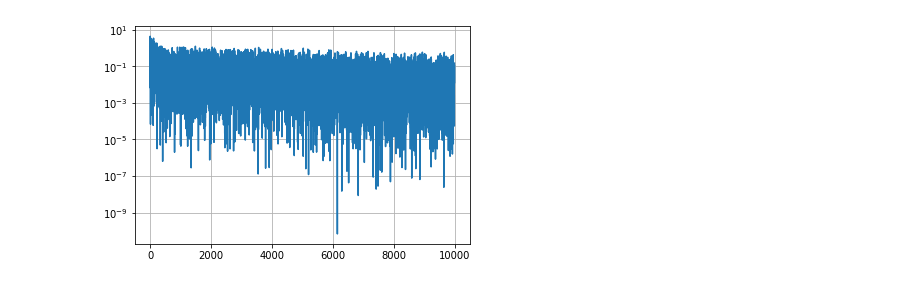
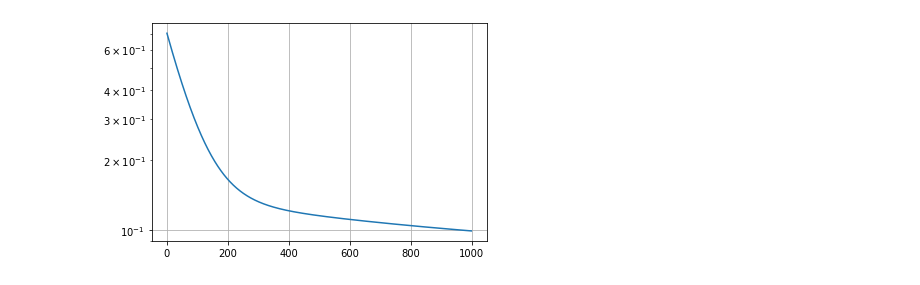
Before and after one commit to jignaciocastro8/PINNs, a Jupyter notebook: LearningTest.ipynb, the cells around one changed output. Saved outputs shown, nothing was run; the diff lists cells and outputs as text; code cells hidden in the pictures.

```diff
--- a/LearningTest.ipynb
+++ b/LearningTest.ipynb
@@ -113,2 +98,9 @@ class Model(tf.Module):
             l.append(target)
         return l
+# %%
+d = 30
+model = Model([1,d,d,d,d,d,d,1], 5000, 500)
+x = np.linspace(0,2,100)
+y = [model.evaluate([[v]])[0][0].numpy() for v in x]
+plt.plot(x,y)
+plt.grid()
@@ -114,0 +109,2 @@ class Model(tf.Module):
+# %%
+loss = model.train()
@@ -115,11 +123,7 @@ class Model(tf.Module):
 # %%
-d = 20
-model = Model([1,d,d,1])
-loss = model.train(10000, 100)
-#
 values = list(map(lambda v: v[0].numpy(), loss))
 plt.plot(values)
 plt.grid()
 plt.yscale("log")
 # %% [output]
-[figure, old version]
+[figure, new version]
```
Also changed, not shown: parts of 5 cells of this notebook, 2 other files.
